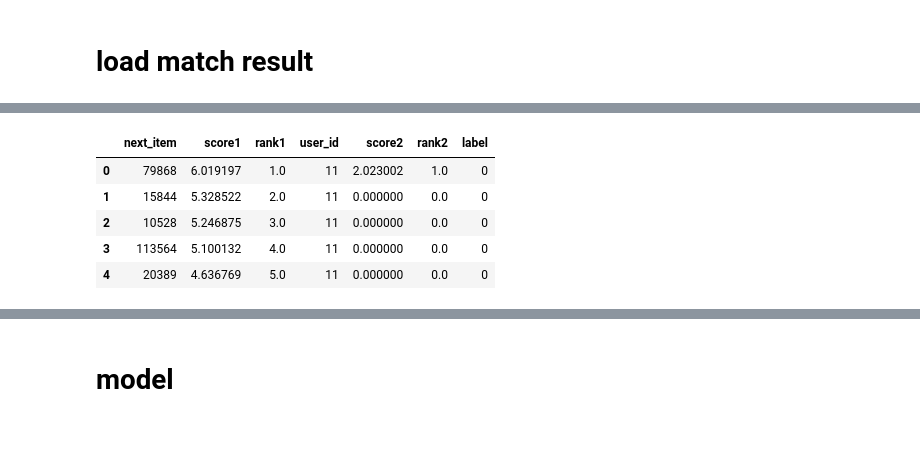
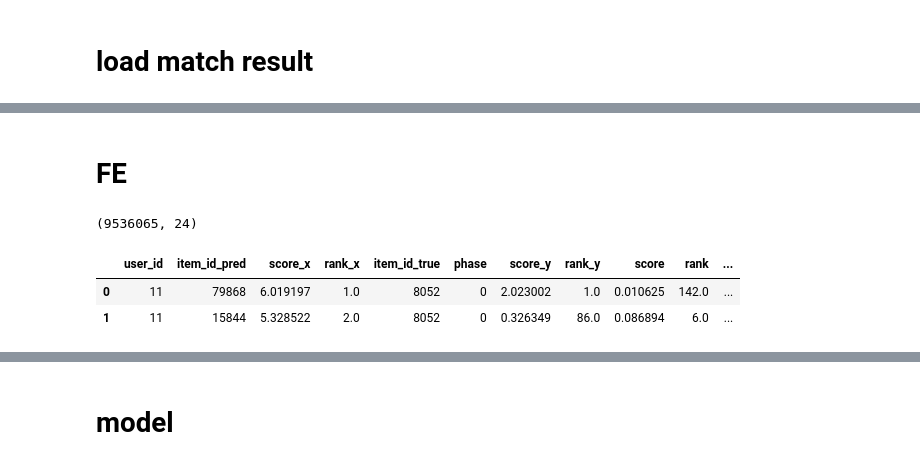
Before and after one commit to mayi140611/myappsexlib, a Jupyter notebook: a_0330_0527_Modern_E_Commerce_Platform_Debiasing/rank.ipynb, the cells around one changed output, grey strips where cells are left out. Drawn from its saved outputs; the diff is of its cells as text; code cells hidden in the pictures; blank space fills up the shorter version.

```diff
--- a/a_0330_0527_Modern_E_Commerce_Platform_Debiasing/rank.ipynb
+++ b/a_0330_0527_Modern_E_Commerce_Platform_Debiasing/rank.ipynb
@@ -197,9 +380,14 @@ df.to_pickle(os.path.join(args.DATA_DIR, 'data_gen/dft200.pkl'))
+# %%
+df = pd.read_pickle(os.path.join(args.DATA_DIR, f'data_gen/dft{match_num}.pkl'))
+# %% [markdown]
+# FE
+# %%
+df.shape
+# %% [output]
+(9536065, 24)
 # %%
-df.head()
+df.head(2)
 # %% [output]
-|  | next_item | score1 | rank1 | user_id | score2 | rank2 | label |
-| 0 | 79868 | 6.019197 | 1.0 | 11 | 2.023002 | 1.0 | 0 |
-| 1 | 15844 | 5.328522 | 2.0 | 11 | 0.000000 | 0.0 | 0 |
-| 2 | 10528 | 5.246875 | 3.0 | 11 | 0.000000 | 0.0 | 0 |
-| 3 | 113564 | 5.100132 | 4.0 | 11 | 0.000000 | 0.0 | 0 |
-| 4 | 20389 | 4.636769 | 5.0 | 11 | 0.000000 | 0.0 | 0 |
+|  | user_id | item_id_pred | score_x | rank_x | item_id_true | phase | score_y | rank_y | score | rank | ... |
+| 0 | 11 | 79868 | 6.019197 | 1.0 | 8052 | 0 | 2.023002 | 1.0 | 0.010625 | 142.0 | ... |
+| 1 | 11 | 15844 | 5.328522 | 2.0 | 8052 | 0 | 0.326349 | 86.0 | 0.086894 | 6.0 | ... |
```
Also changed, not shown: parts of 82 cells of this notebook, 2 other files.
